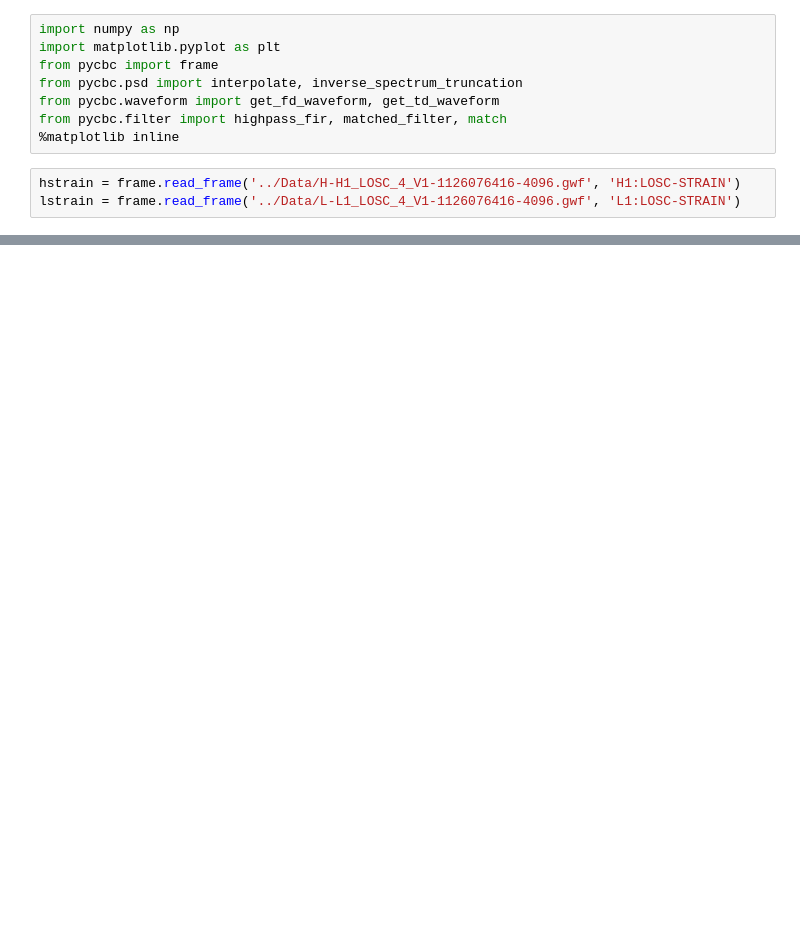
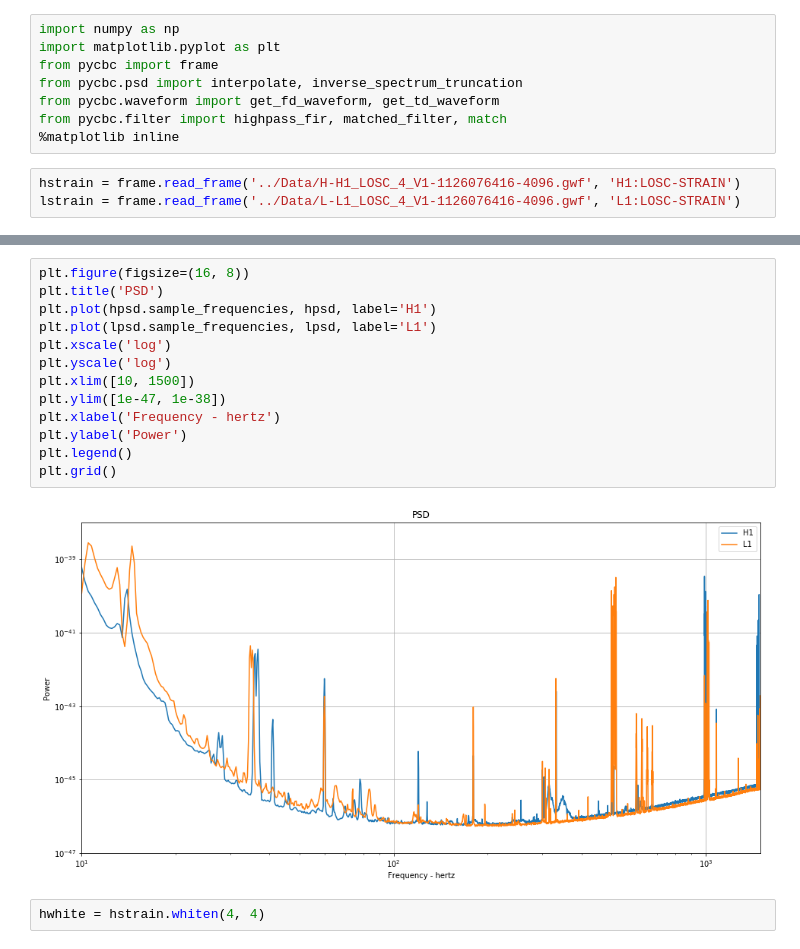
Before and after one commit to connor-mcisaac/gw_test, a Jupyter notebook: PyCBC/make_plots.ipynb, the cells around one changed output, grey strips where cells are left out. Drawn from its saved outputs; the diff is of its cells as text; blank space fills up the shorter version.

```diff
--- a/PyCBC/make_plots.ipynb
+++ b/PyCBC/make_plots.ipynb
@@ -30,0 +41,17 @@ plt.imshow(q, cmap='viridis', origin='lower', aspect='auto', extent=[t[0], t[-1]
+# %%
+plt.figure(figsize=(16, 8))
+plt.title('PSD')
+plt.plot(hpsd.sample_frequencies, hpsd, label='H1')
+plt.plot(lpsd.sample_frequencies, lpsd, label='L1')
+plt.xscale('log')
+plt.yscale('log')
+plt.xlim([10, 1500])
+plt.ylim([1e-47, 1e-38])
+plt.xlabel('Frequency - hertz')
+plt.ylabel('Power')
+plt.legend()
+plt.grid()
+# %% [output]
+[figure, added]
+# %%
+hwhite = hstrain.whiten(4, 4)
```
Also changed, not shown: parts of 10 cells of this notebook.
